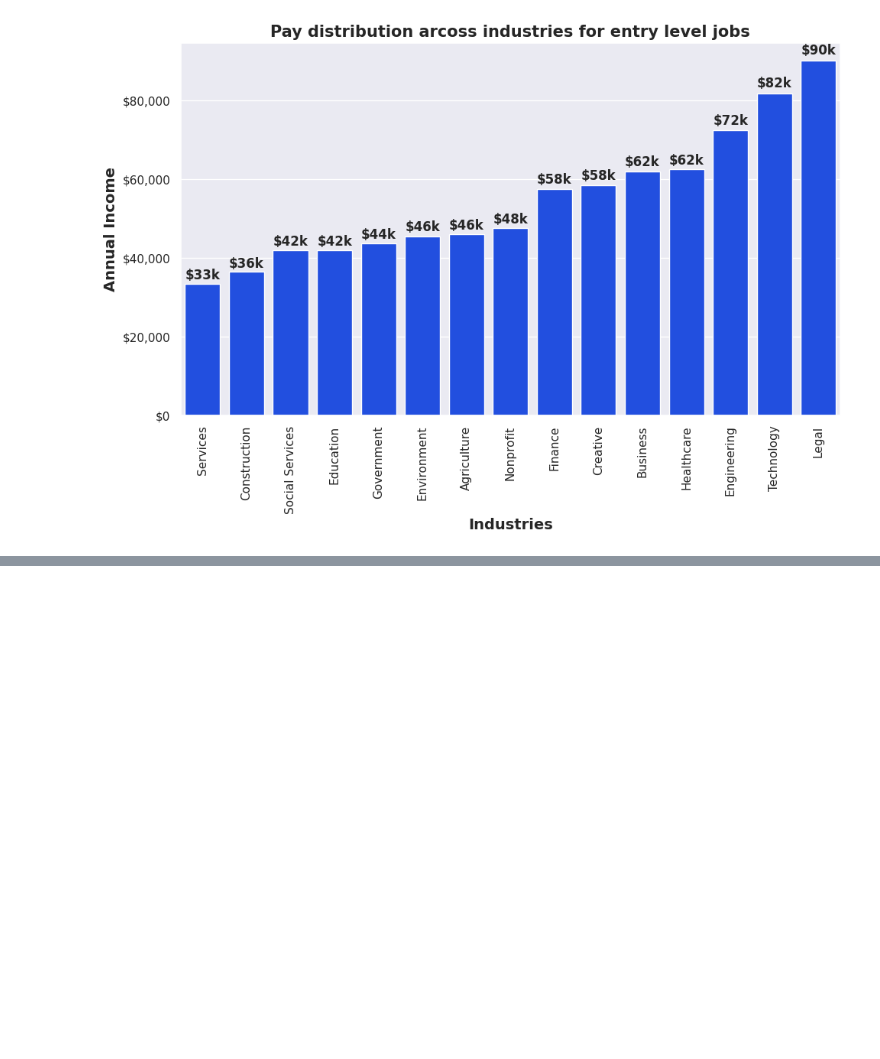
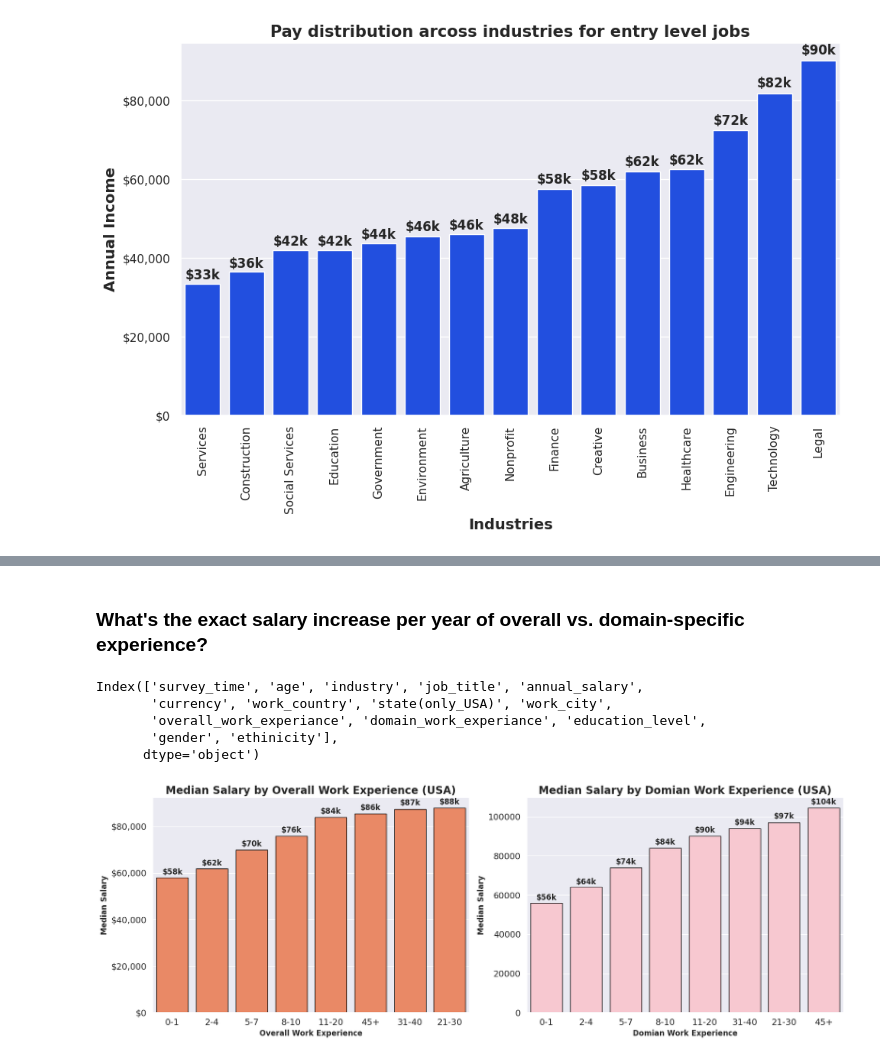
Before and after one commit to BhaskarMishra05/Data, a Jupyter notebook: src/Notebook/change.ipynb, the cells around one changed output, grey strips where cells are left out. Drawn from its saved outputs; the diff is of its cells as text; code cells hidden in the pictures; blank space fills up the shorter version.

```diff
--- a/src/Notebook/change.ipynb
+++ b/src/Notebook/change.ipynb
@@ -1299,0 +1102,50 @@ plt.show()
+# %% [markdown]
+### What's the exact salary increase per year of overall vs. domain-specific experience?
+# %%
+df.columns
+# %% [output]
+Index(['survey_time', 'age', 'industry', 'job_title', 'annual_salary',
+       'currency', 'work_country', 'state(only_USA)', 'work_city',
+       'overall_work_experiance', 'domain_work_experiance', 'education_level',
+       'gender', 'ethinicity'],
+      dtype='object')
+# %%
+groupby_overall_exp_salary= df_usa.groupby('overall_work_experiance')['annual_salary'].median().reset_index().sort_values(by = 'annual_salary')
+fig, axis = plt.subplots(1,2, figsize=(17,6))
+ax_1 = sns.barplot(x='overall_work_experiance', y='annual_salary', data = groupby_overall_exp_salary, ax= axis[0], color='coral',edgecolor= 'black')
+ax_2 = sns.barplot(x='domain_work_experiance', y='annual_salary', data = groupby_domain_exp_salary, ax= axis[1], color='pink', edgecolor='black')
+
+ax_1.yaxis.set_major_formatter(plt.FuncFormatter(lambda x,p: f'${x:,.0f}'))
+for bar in ax_1.patches:
+    height = bar.get_height()
+    ax_1.text(
+        bar.get_x() + bar.get_width()/2,
+        height + height *0.01,
+        f'${(height/1000):,.0f}k',
+        ha='center', va='bottom',
+        fontsize=12, fontweight = 'bold'
+    )
+for bar in ax_2.patches:
+    height = bar.get_height()
+    ax_2.text(
+        bar.get_x()+ bar.get_width()/2,
+        height + height *0.01,
+        f'${(height/1000):,.0f}k',
+        ha='center', va='bottom',
+        fontsize=12, fontweight ='bold'
+    )
+ax_1.set_title('Median Salary by Overall Work Experience (USA)', fontsize=17, fontweight= 'bold')
+ax_1.set_xlabel('Overall Work Experience', fontsize=12, fontweight='bold')
+ax_1.set_ylabel('Median Salary', fontsize= 12, fontweight ='bold')
+ax_1.tick_params(axis='x',rotation= 0, labelsize=14, width=2)
+ax_1.tick_params(axis='y',rotation= 0, labelsize=14, width=2)
+
+ax_2.set_title('Median Salary by Domian Work Experience (USA)', fontsize=17, fontweight= 'bold')
+ax_2.set_xlabel('Domian Work Experience', fontsize=12, fontweight='bold')
+ax_2.set_ylabel('Median Salary', fontsize= 12, fontweight ='bold')
+ax_2.tick_params(axis='x',rotation= 0, labelsize=14, width=2)
+ax_2.tick_params(axis='y',rotation= 0, labelsize=14, width=2)
+plt.tight_layout()
+plt.show()
+# %% [output]
+[figure, added]
```
Also changed, not shown: parts of 29 cells of this notebook, 1 other file.
